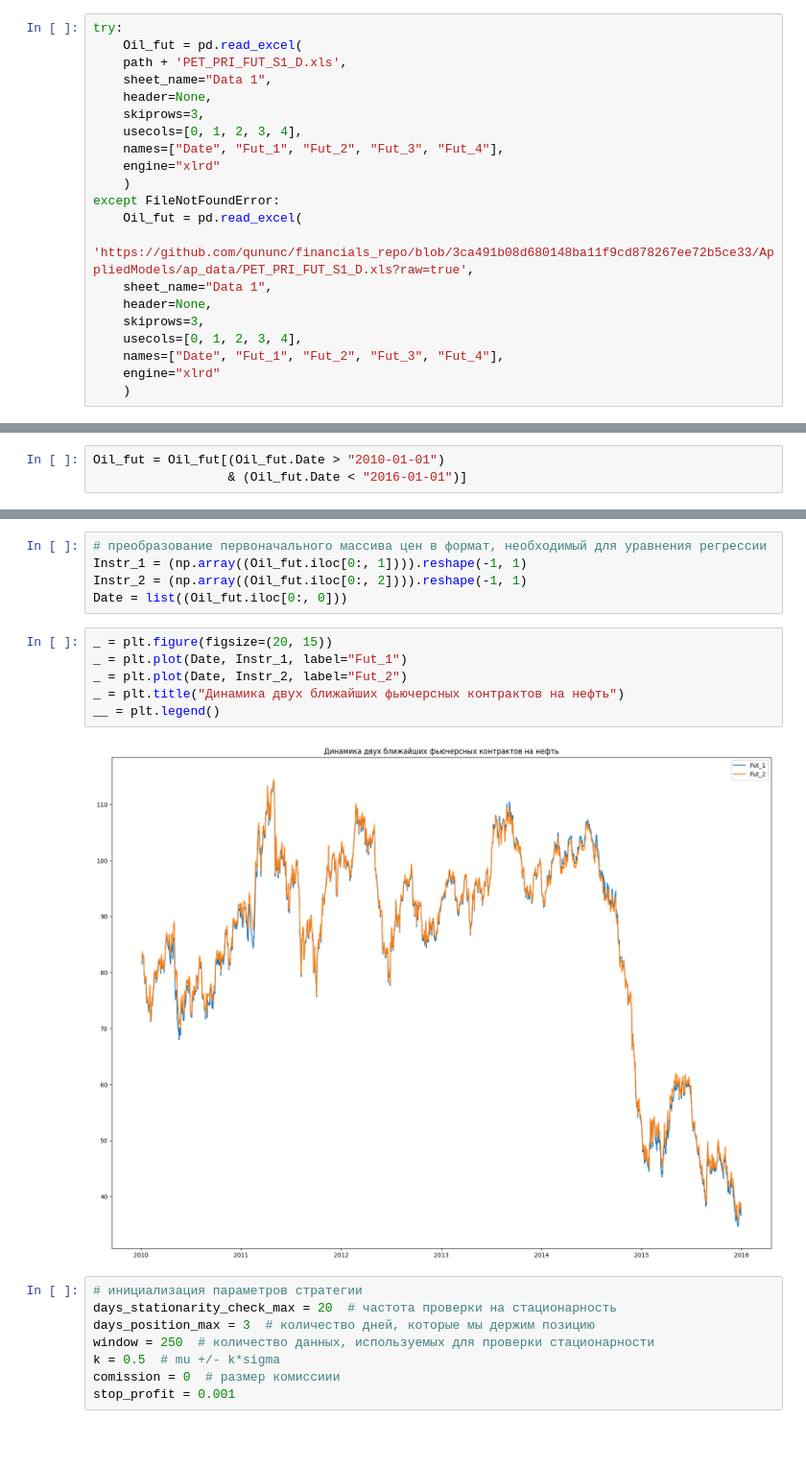
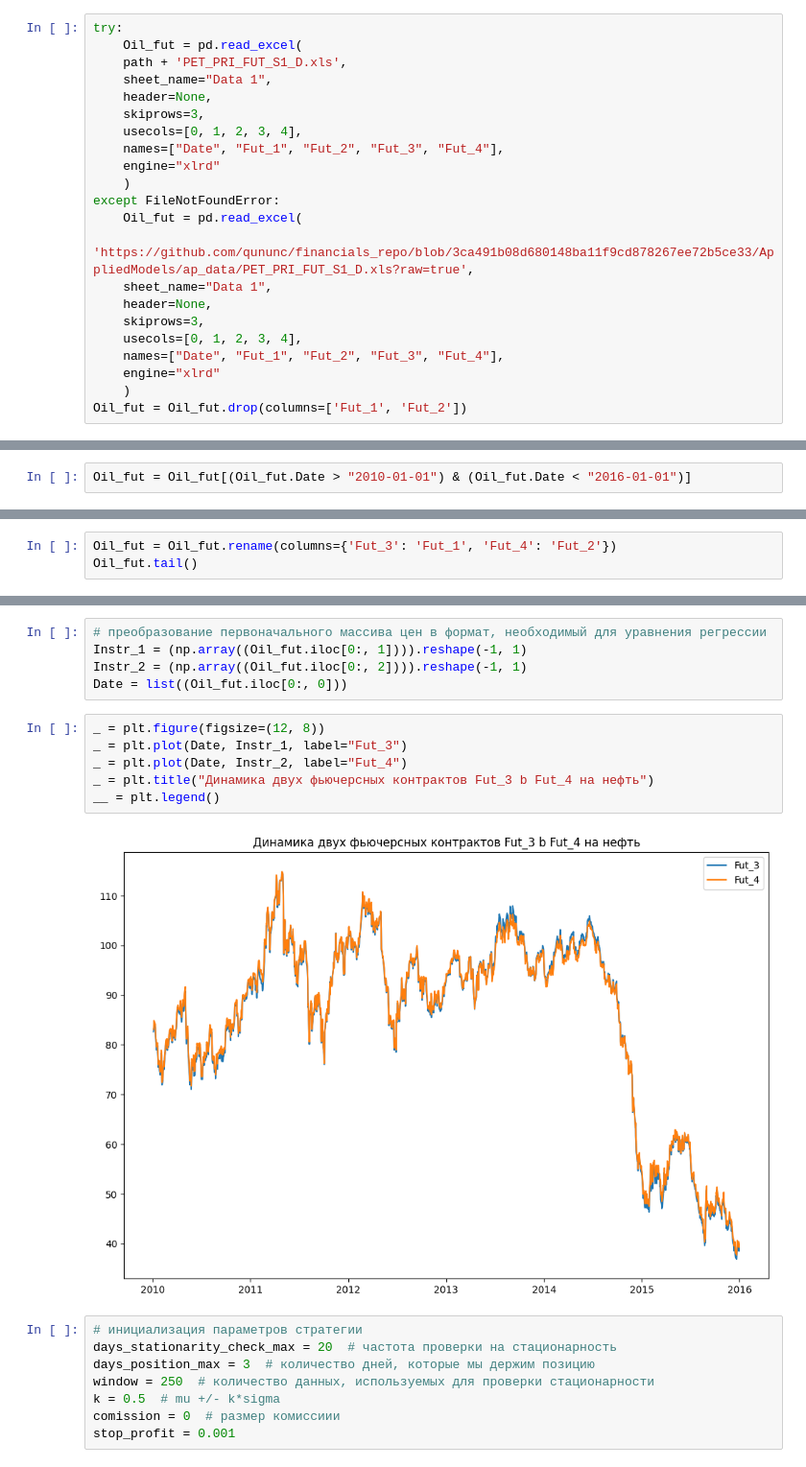
Before and after one commit to qununc/financials_repo, a Jupyter notebook: AppliedModels/Ex_strat_2_HW.ipynb, the cells around one changed output, grey strips where cells are left out. Shown at 96% size. Saved outputs shown, nothing was run; the diff lists cells and outputs as text; blank space fills up the shorter version.

```diff
--- a/AppliedModels/Ex_strat_2_HW.ipynb
+++ b/AppliedModels/Ex_strat_2_HW.ipynb
@@ -40,6 +41,7 @@ except FileNotFoundError:
     names=["Date", "Fut_1", "Fut_2", "Fut_3", "Fut_4"],
     engine="xlrd"
     )
+Oil_fut = Oil_fut.drop(columns=['Fut_1', 'Fut_2'])
 # %%
 Oil_fut.head()
 # %% [output]
@@ -67,5 +67,4 @@ memory usage: 351.2 KB
 # %%
-Oil_fut = Oil_fut[(Oil_fut.Date > "2010-01-01")
-                  & (Oil_fut.Date < "2016-01-01")]
+Oil_fut = Oil_fut[(Oil_fut.Date > "2010-01-01") & (Oil_fut.Date < "2016-01-01")]
 # %%
 Oil_fut.dropna(inplace=True)
@@ -80,0 +71,3 @@ Oil_fut.tail()
+# %%
+Oil_fut = Oil_fut.rename(columns={'Fut_3': 'Fut_1', 'Fut_4': 'Fut_2'})
+Oil_fut.tail()
@@ -261,13 +259,13 @@ Instr_1 = (np.array((Oil_fut.iloc[0:, 1]))).reshape(-1, 1)
 Instr_2 = (np.array((Oil_fut.iloc[0:, 2]))).reshape(-1, 1)
 Date = list((Oil_fut.iloc[0:, 0]))
 # %%
-_ = plt.figure(figsize=(20, 15))
-_ = plt.plot(Date, Instr_1, label="Fut_1")
-_ = plt.plot(Date, Instr_2, label="Fut_2")
-_ = plt.title("Динамика двух ближайших фьючерсных контрактов на нефть")
+_ = plt.figure(figsize=(12, 8))
+_ = plt.plot(Date, Instr_1, label="Fut_3")
+_ = plt.plot(Date, Instr_2, label="Fut_4")
+_ = plt.title("Динамика двух фьючерсных контрактов Fut_3 b Fut_4 на нефть")
 __ = plt.legend()
 # %% [output]
-[figure, old version]
+[figure, new version]
 # %%
 # инициализация параметров стратегии
 days_stationarity_check_max = 20  # частота проверки на стационарность
```
Also changed, not shown: parts of 25 cells of this notebook, 5 other files.
